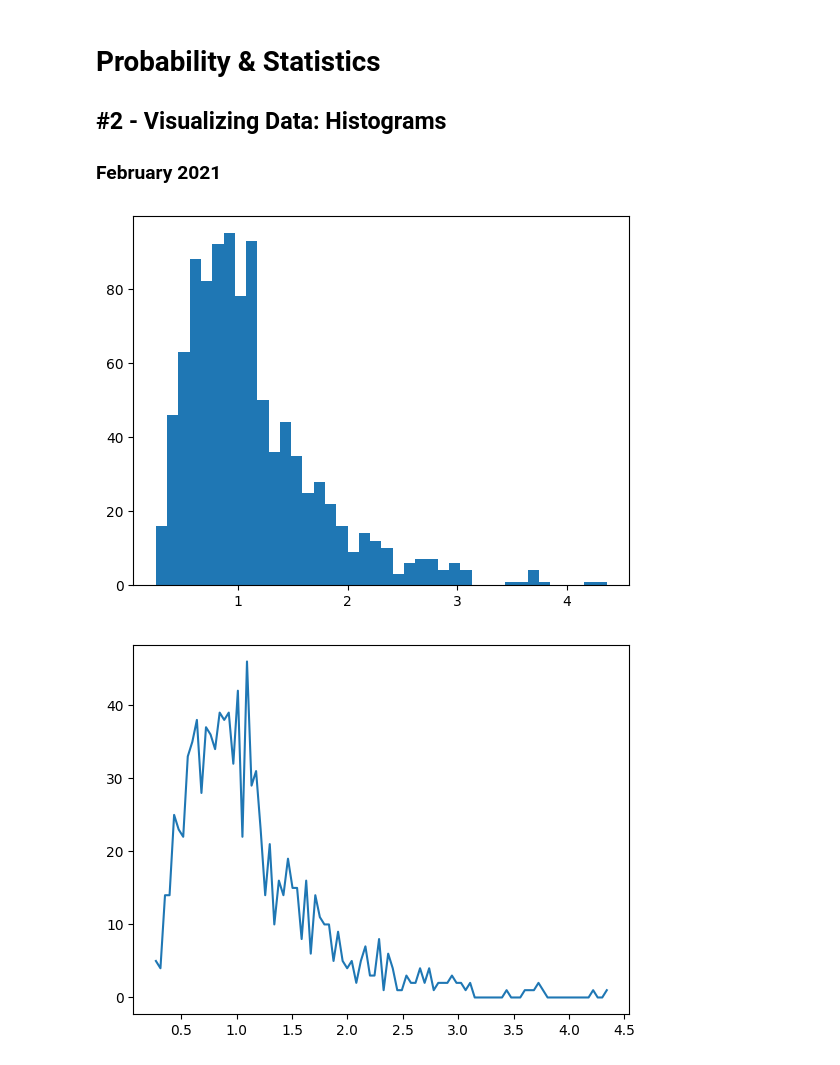
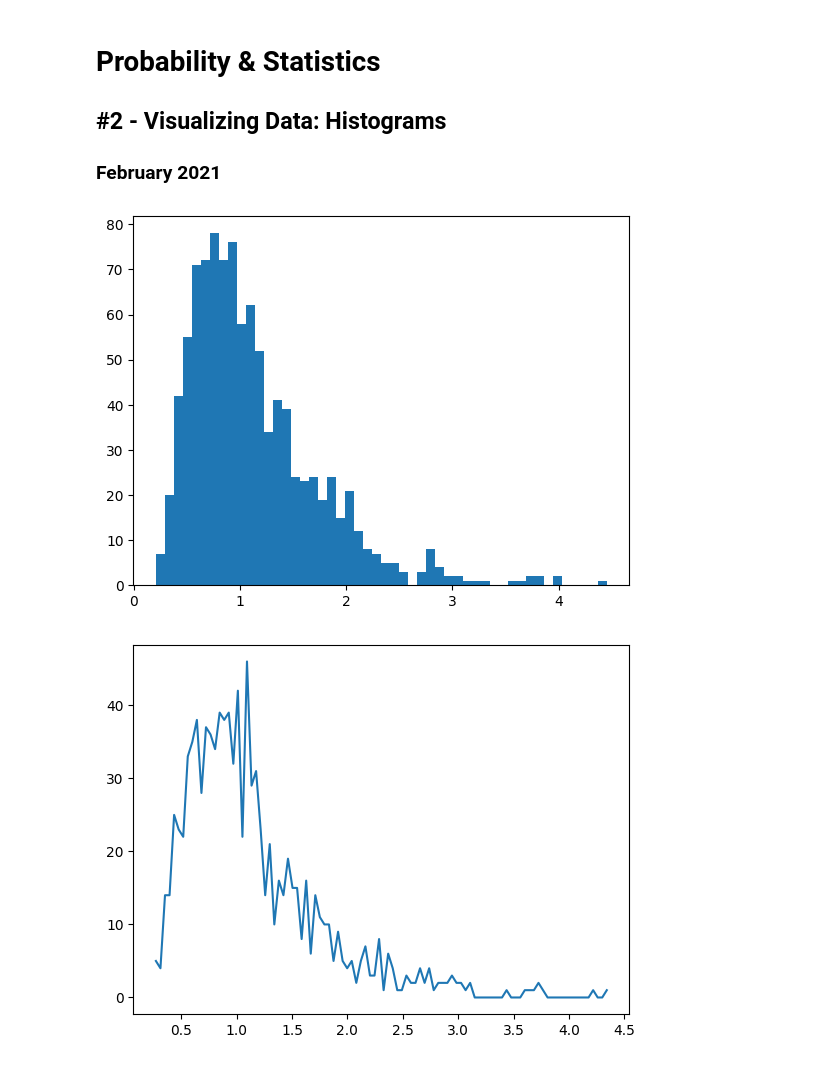
Before and after one commit to Prabawas/Start-Up-Campus, a Jupyter notebook: Latihan/self-learning/Probs-and-Stats/2-visualizing-data/03_stats_visualizing_histogram.ipynb, the cells around one changed output. Saved outputs shown, nothing was run; the diff lists cells and outputs as text; code cells hidden in the pictures.

```diff
--- a/Latihan/self-learning/Probs-and-Stats/2-visualizing-data/03_stats_visualizing_histogram.ipynb
+++ b/Latihan/self-learning/Probs-and-Stats/2-visualizing-data/03_stats_visualizing_histogram.ipynb
@@ -17,13 +17,13 @@ data = np.exp( np.random.randn(n)/2 )
 # %%
 # show as a histogram
 
 # number of histogram bins
-k = 40
+k = 50
 
 plt.hist(data,bins=k)
 plt.show()
 # %% [output]
-[figure, old version]
+[figure, new version]
 # %%
 # another option
 k = 100
```
